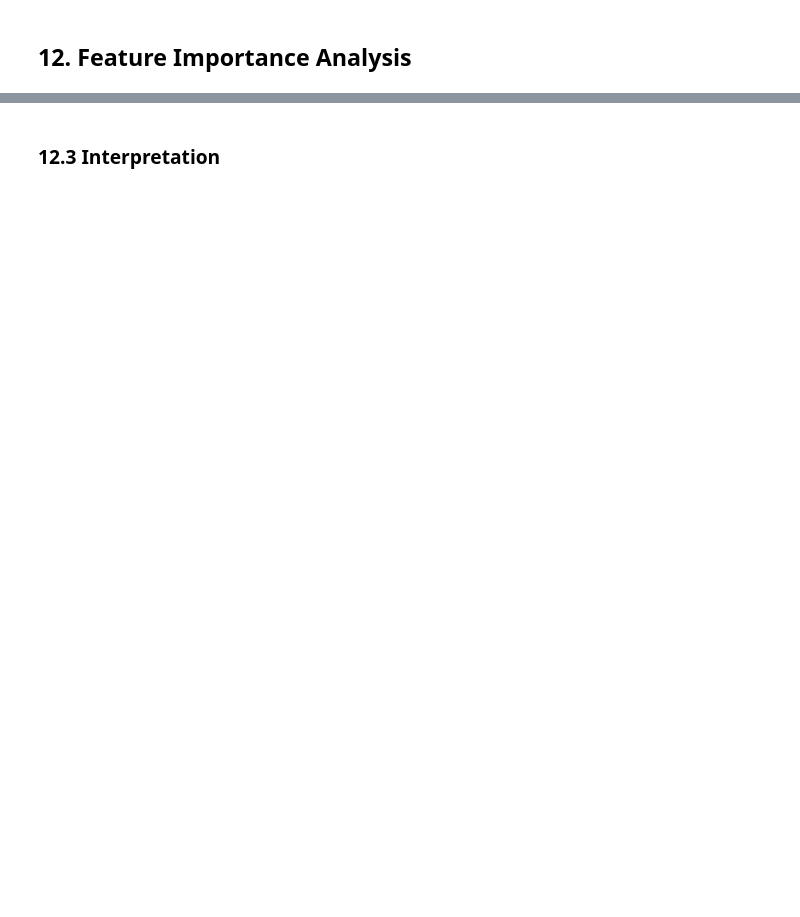
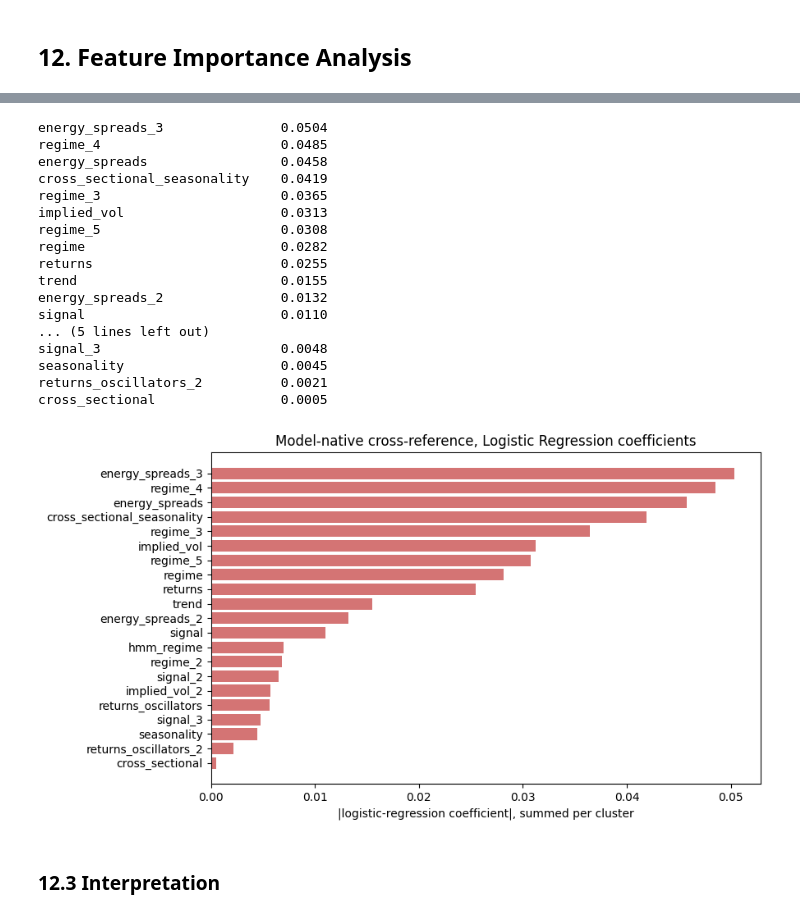
Before and after one commit to Jack-Close/energy-signal-metamodel, a Jupyter notebook: notebooks/2b_heating_oil_model_training.ipynb, the cells around one changed output, grey strips where cells are left out. Saved outputs shown, nothing was run; the diff lists cells and outputs as text; code cells hidden in the pictures; blank space fills up the shorter version.

```diff
--- a/notebooks/2b_heating_oil_model_training.ipynb
+++ b/notebooks/2b_heating_oil_model_training.ipynb
@@ -1841,2 +1803,36 @@ hmm_regime                     0.0004
+# %%
+# Native importance for the winning linear model: |coefficient| per cluster factor.
+# The pipeline's RobustScaler puts every factor on a comparable scale, so the magnitudes are
+# directly comparable. HMM states are summed into one regime block, as in the MDA above.
+lr_clf = best_lr.named_steps['clf']
+coef = pd.Series(np.abs(lr_clf.coef_[0]), index=X_test_heating_oil.columns)
+coef_by_cluster = (pd.Series({g: coef.iloc[idx].sum() for g, idx in mda_groups.items()})
+                   .sort_values(ascending=False))
+print(coef_by_cluster.round(4).to_string())
+
+fig, ax = plt.subplots(figsize=(9, 5))
+ax.barh(coef_by_cluster.index[::-1], coef_by_cluster.values[::-1], color='indianred', alpha=0.85)
+ax.set_xlabel('|logistic-regression coefficient|, summed per cluster')
+ax.set_title('Model-native cross-reference, Logistic Regression coefficients')
+plt.tight_layout(); plt.show()
+# %% [output]
+energy_spreads_3               0.0504
+regime_4                       0.0485
+energy_spreads                 0.0458
+cross_sectional_seasonality    0.0419
+regime_3                       0.0365
+implied_vol                    0.0313
+regime_5                       0.0308
+regime                         0.0282
+returns                        0.0255
+trend                          0.0155
+energy_spreads_2               0.0132
+signal                         0.0110
+... (5 lines left out)
+signal_3                       0.0048
+seasonality                    0.0045
+returns_oscillators_2          0.0021
+cross_sectional                0.0005
+[figure, added]
 # %% [markdown]
 ### 12.3 Interpretation
```
Also changed, not shown: parts of 24 cells of this notebook, 7 other files.
